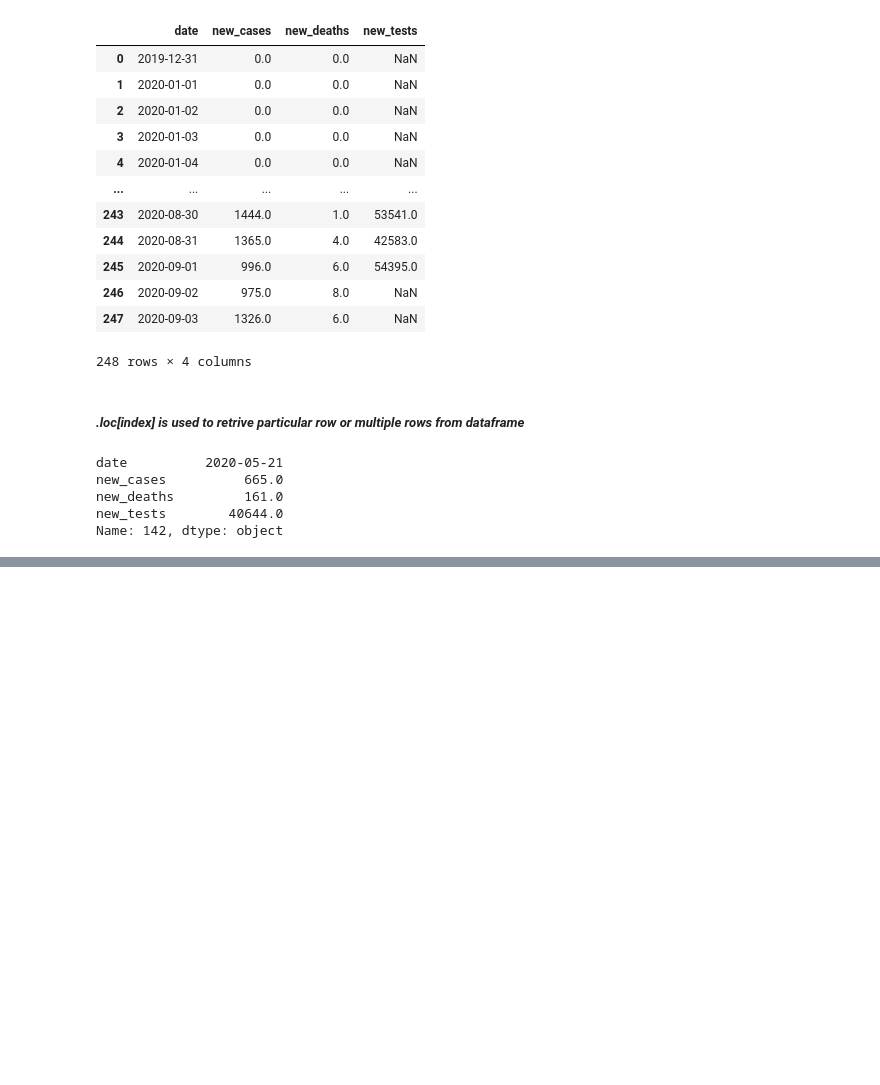
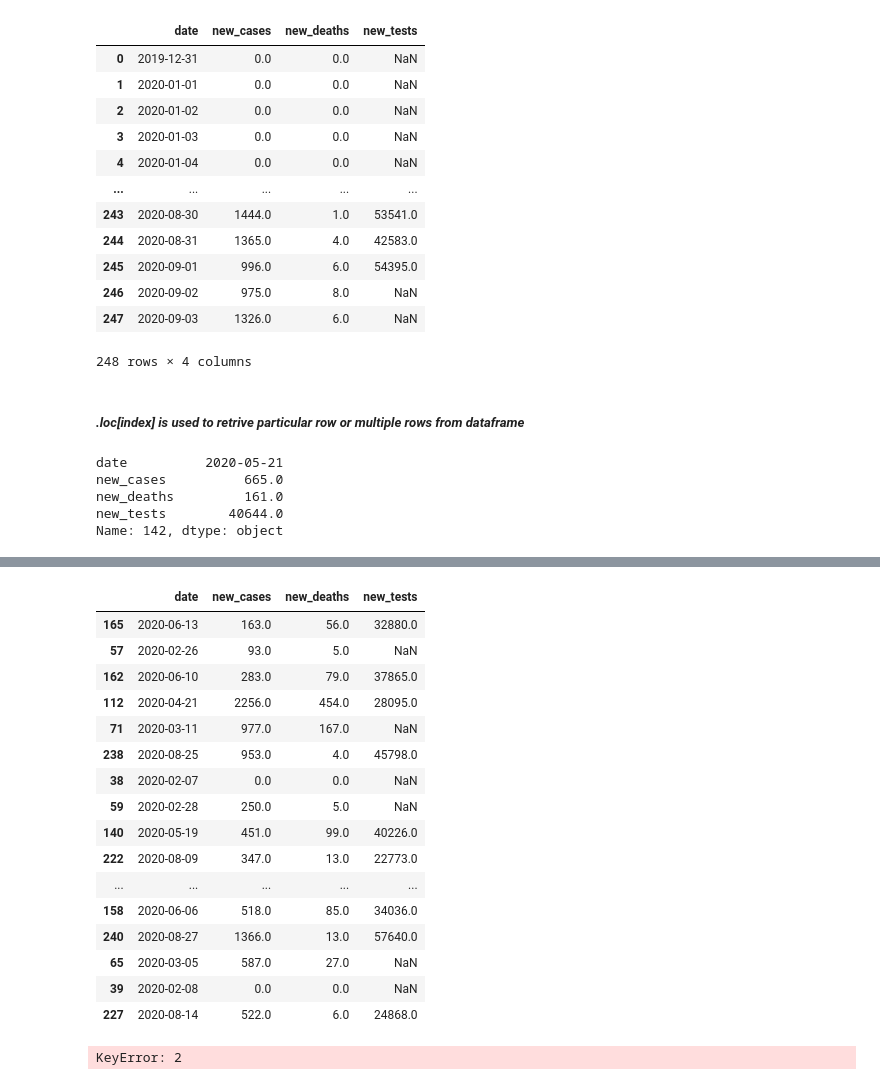
Before and after one commit to Atharva96sys/DS, a Jupyter notebook: Pandas/Pandas Notes.ipynb, the cells around one changed output, grey strips where cells are left out. Drawn from its saved outputs; the diff is of its cells as text; code cells hidden in the pictures; blank space fills up the shorter version.

```diff
--- a/Pandas/Pandas Notes.ipynb
+++ b/Pandas/Pandas Notes.ipynb
@@ -246,0 +299,20 @@ Name: 142, dtype: object
+# %%
+covid_df.sample(25)
+# %% [output]
+|  | date | new_cases | new_deaths | new_tests |
+| 165 | 2020-06-13 | 163.0 | 56.0 | 32880.0 |
+| 57 | 2020-02-26 | 93.0 | 5.0 | NaN |
+| 162 | 2020-06-10 | 283.0 | 79.0 | 37865.0 |
+| 112 | 2020-04-21 | 2256.0 | 454.0 | 28095.0 |
+| 71 | 2020-03-11 | 977.0 | 167.0 | NaN |
+| 238 | 2020-08-25 | 953.0 | 4.0 | 45798.0 |
+| 38 | 2020-02-07 | 0.0 | 0.0 | NaN |
+| 59 | 2020-02-28 | 250.0 | 5.0 | NaN |
+| 140 | 2020-05-19 | 451.0 | 99.0 | 40226.0 |
+| 222 | 2020-08-09 | 347.0 | 13.0 | 22773.0 |
+| ... | ... | ... | ... | ... |
+| 158 | 2020-06-06 | 518.0 | 85.0 | 34036.0 |
+| 240 | 2020-08-27 | 1366.0 | 13.0 | 57640.0 |
+| 65 | 2020-03-05 | 587.0 | 27.0 | NaN |
+| 39 | 2020-02-08 | 0.0 | 0.0 | NaN |
+| 227 | 2020-08-14 | 522.0 | 6.0 | 24868.0 |
@@ -246,0 +323,4 @@ Name: 142, dtype: object
+# %%
+covid_df[2]
+# %% [output]
+KeyError: 2
```
Also changed, not shown: parts of 10 cells of this notebook.
